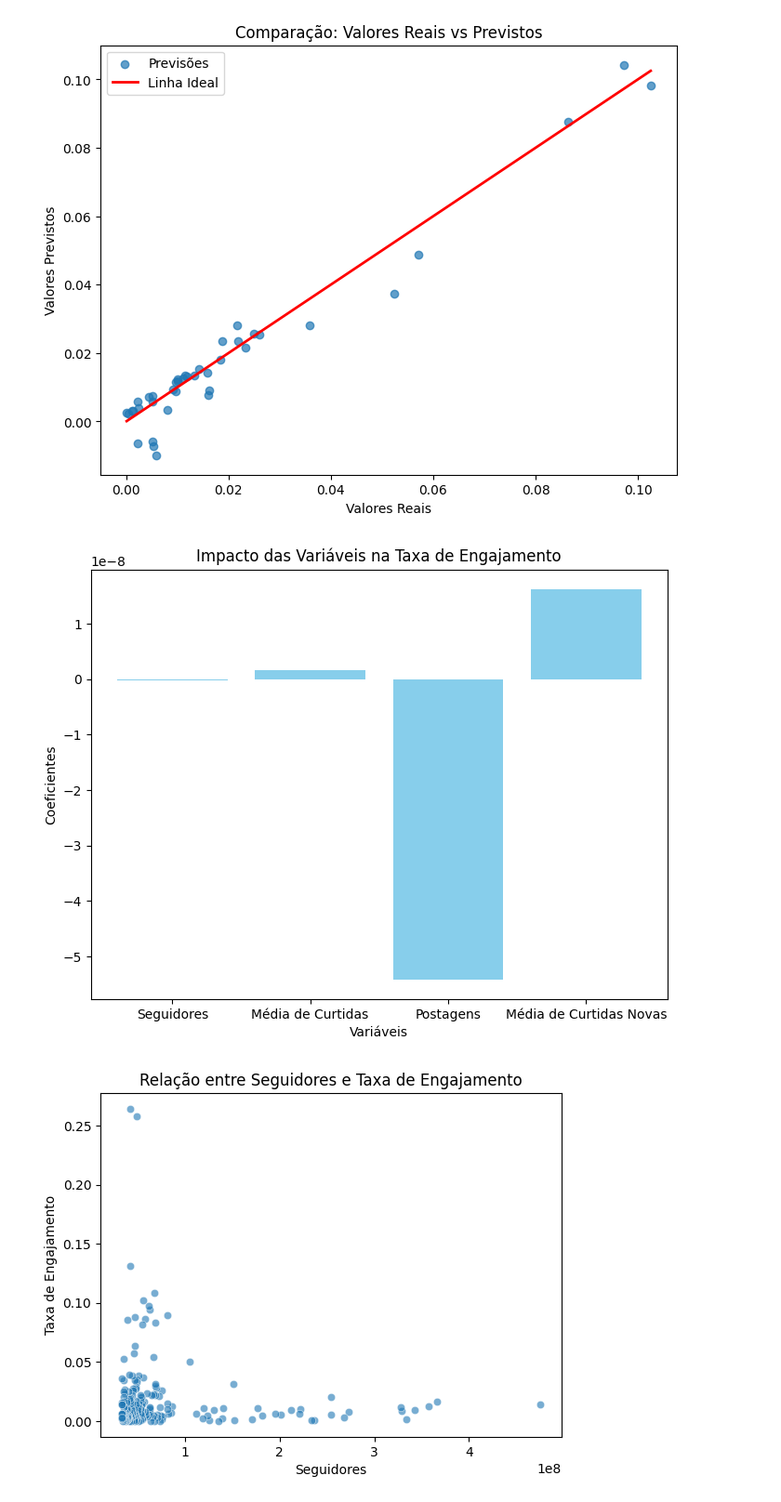
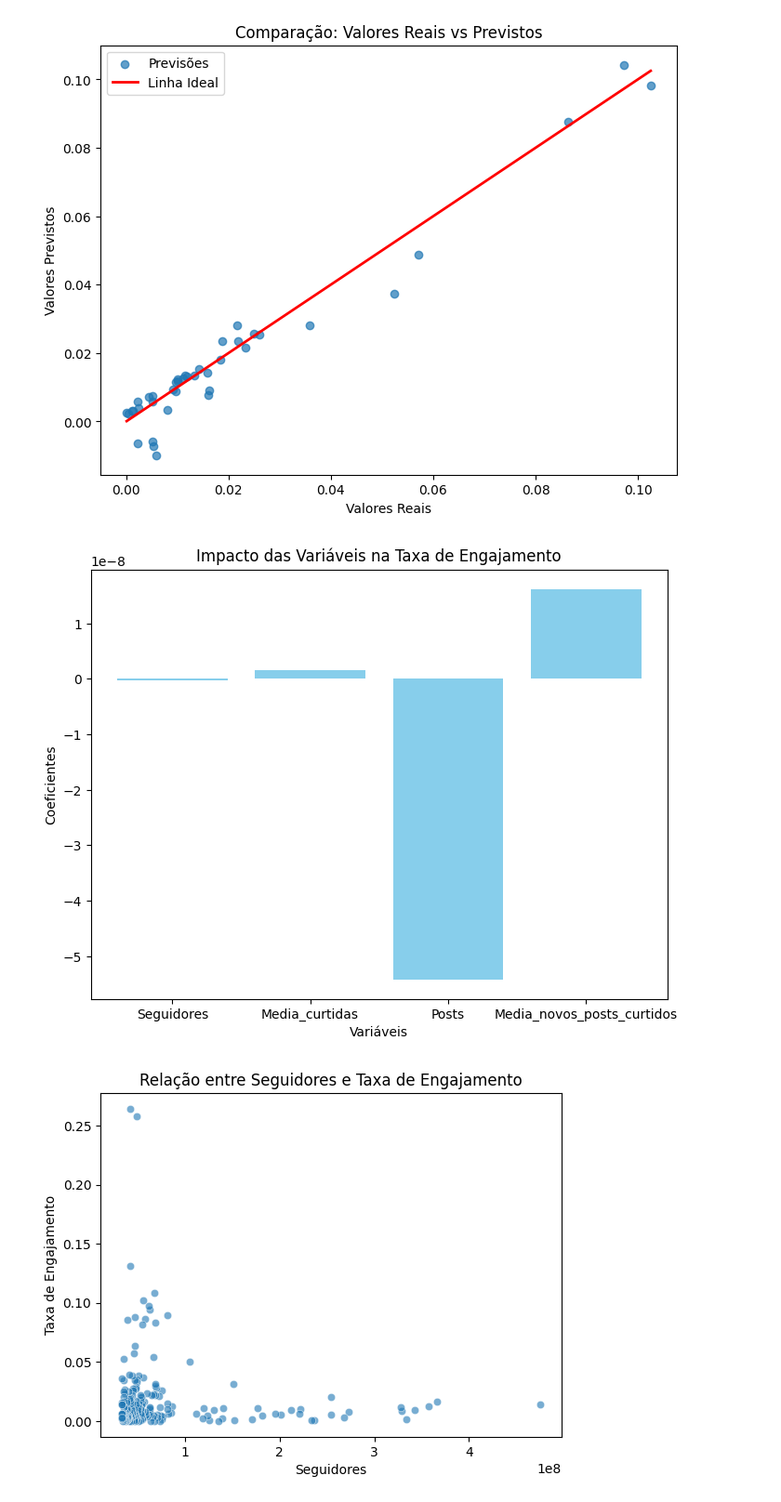
Before and after one commit to rafaael1/RegressaoT3, a Jupyter notebook: Unidade_9_regressão_linear.ipynb, the cells around one changed output. Shown at 93% size. Drawn from its saved outputs; the diff is of its cells as text; code cells hidden in the pictures.

```diff
--- a/Unidade_9_regressão_linear.ipynb
+++ b/Unidade_9_regressão_linear.ipynb
@@ -302,18 +302,18 @@ plt.show()
 [figure]
 # %%
 coef_df = pd.DataFrame({
-    'Variável': ['Seguidores', 'Média de Curtidas', 'Postagens', 'Média de Curtidas Novas'],
-    'Coeficiente': [model.coef_[0], model.coef_[1], model.coef_[2], model.coef_[3]]
+    'Variáveis': ['Seguidores', 'Media_curtidas', 'Posts', 'Media_novos_posts_curtidos'],
+    'Coeficientes': [model.coef_[0], model.coef_[1], model.coef_[2], model.coef_[3]]
 })
 
 plt.figure(figsize=(8, 6))
-plt.bar(coef_df['Variável'], coef_df['Coeficiente'], color='skyblue')
+plt.bar(coef_df['Variáveis'], coef_df['Coeficientes'], color='skyblue')
 plt.title('Impacto das Variáveis na Taxa de Engajamento')
 plt.xlabel('Variáveis')
 plt.ylabel('Coeficientes')
 plt.show()
 # %% [output]
-[figure, old version]
+[figure, new version]
 # %%
 import seaborn as sns
 sns.scatterplot(data=insta, x='Seguidores', y='Taxa_engajamento', alpha=0.6)
```
Also changed, not shown: parts of 2 cells of this notebook.
